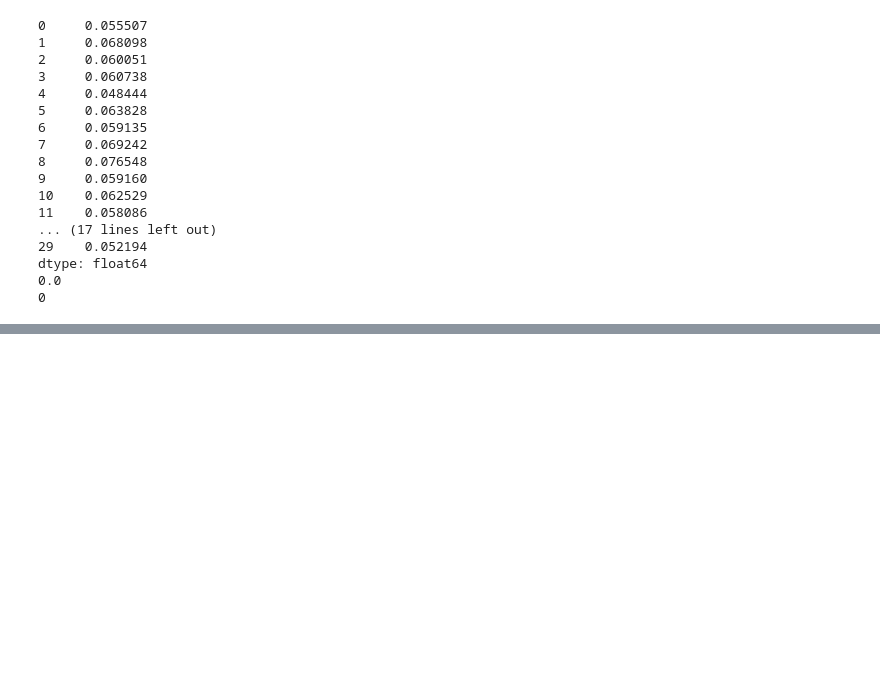
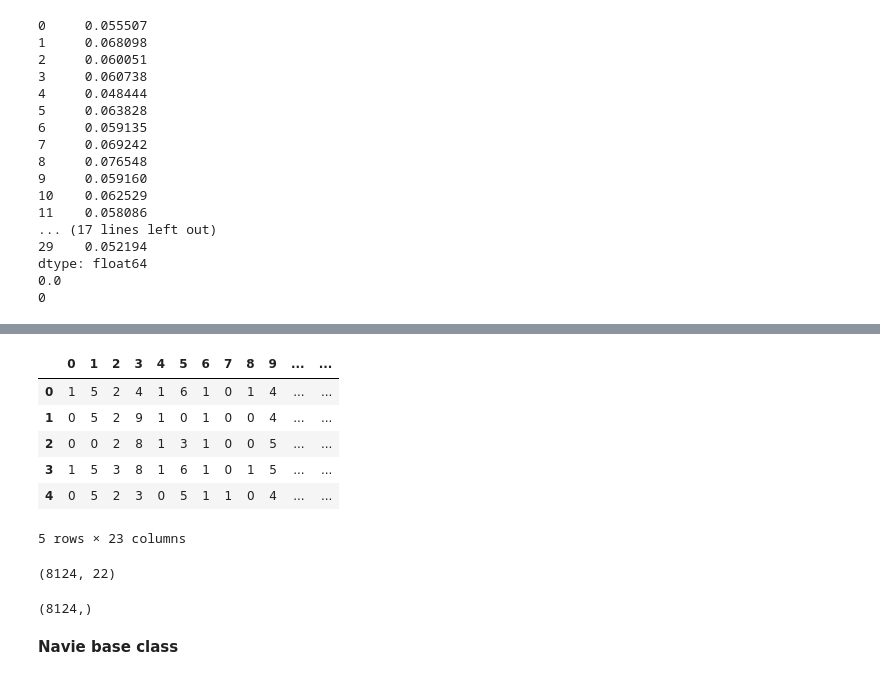
Before and after one commit to 17297781Karthik/codin-stuff, a Jupyter notebook: CustomModels.ipynb, the cells around one changed output, grey strips where cells are left out. Drawn from its saved outputs; the diff is of its cells as text; code cells hidden in the pictures; blank space fills up the shorter version.

```diff
--- a/CustomModels.ipynb
+++ b/CustomModels.ipynb
@@ -125,0 +142,24 @@ dtype: float64
+# %%
+lc=LabelEncoder()
+df=df.apply(func=lc.fit_transform)
+df.head()
+# %% [output]
+|  | 0 | 1 | 2 | 3 | 4 | 5 | 6 | 7 | 8 | 9 | ... | ... |
+| 0 | 1 | 5 | 2 | 4 | 1 | 6 | 1 | 0 | 1 | 4 | ... | ... |
+| 1 | 0 | 5 | 2 | 9 | 1 | 0 | 1 | 0 | 0 | 4 | ... | ... |
+| 2 | 0 | 0 | 2 | 8 | 1 | 3 | 1 | 0 | 0 | 5 | ... | ... |
+| 3 | 1 | 5 | 3 | 8 | 1 | 6 | 1 | 0 | 1 | 5 | ... | ... |
+| 4 | 0 | 5 | 2 | 3 | 0 | 5 | 1 | 1 | 0 | 4 | ... | ... |
+5 rows × 23 columns
+# %%
+data=df.values
+X=data[:,1:]
+print(X.shape)
+# %% [output]
+(8124, 22)
+# %%
+Y=data[:,0]
+
+print(Y.shape)
+# %% [output]
+(8124,)
@@ -125,0 +168,2 @@ dtype: float64
+# %% [markdown]
+**Navie base class**
```
Also changed, not shown: parts of 12 cells of this notebook.
